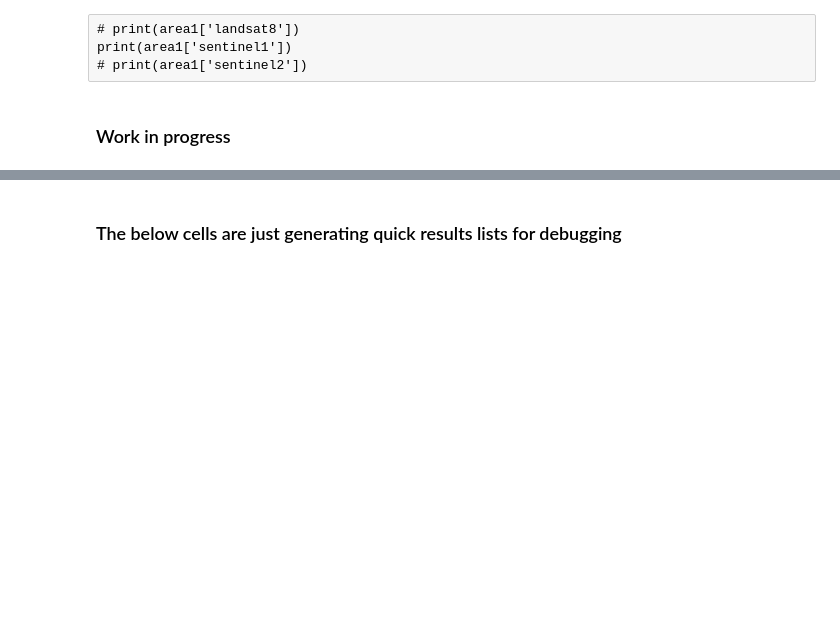
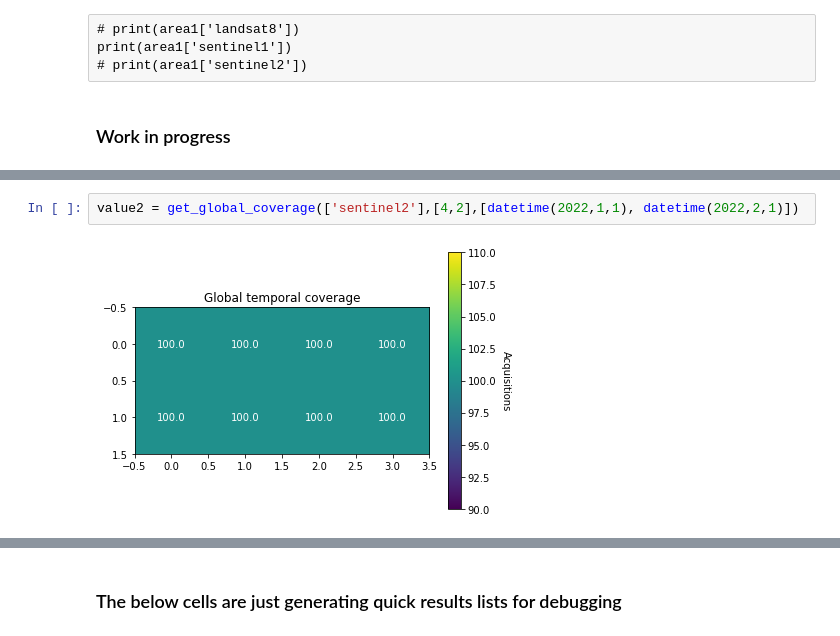
Before and after one commit to kvenkman/opera_coverage, a Jupyter notebook: notebooks/Coverage.ipynb, the cells around one changed output, grey strips where cells are left out. Drawn from its saved outputs; the diff is of its cells as text; blank space fills up the shorter version.

```diff
--- a/notebooks/Coverage.ipynb
+++ b/notebooks/Coverage.ipynb
@@ -150,0 +147,4 @@ POLYGON ((0 0, 180 0, 180 90, 0 90, 0 0))
+# %%
+value2 = get_global_coverage(['sentinel2'],[4,2],[datetime(2022,1,1), datetime(2022,2,1)])
+# %% [output]
+[figure, added]
```
Also changed, not shown: parts of 32 cells of this notebook, 1 other file.
